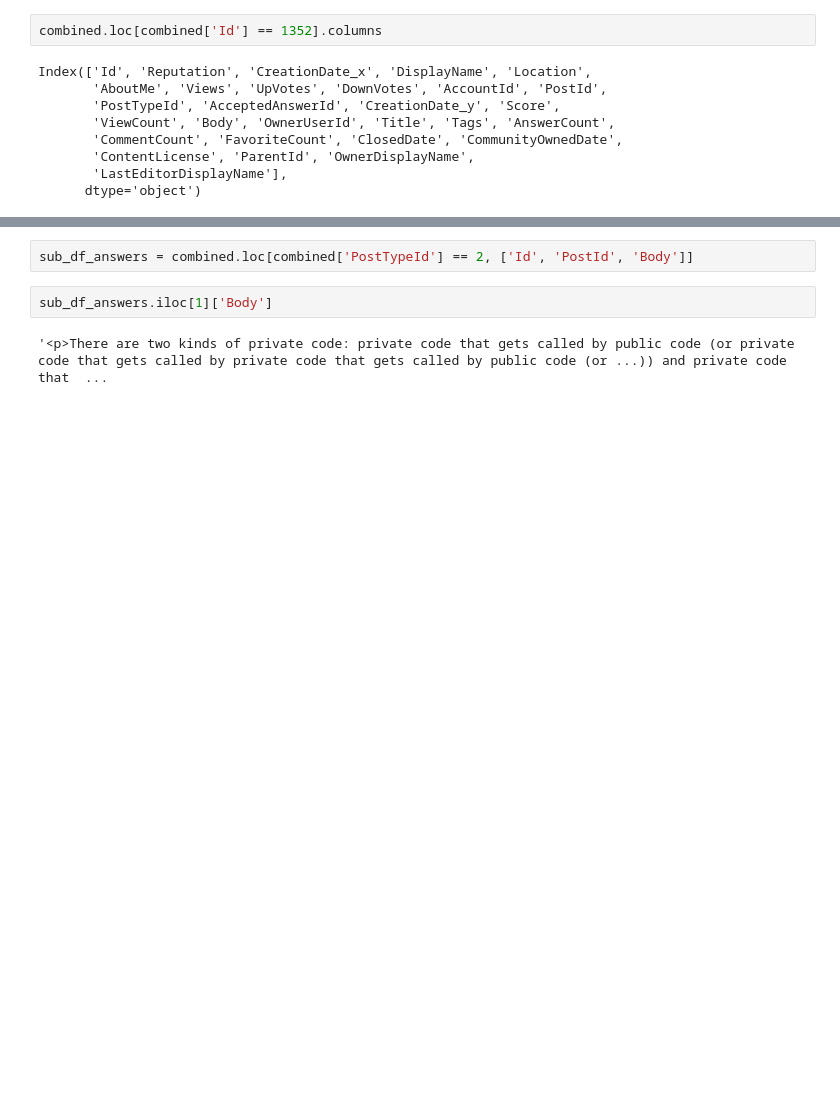
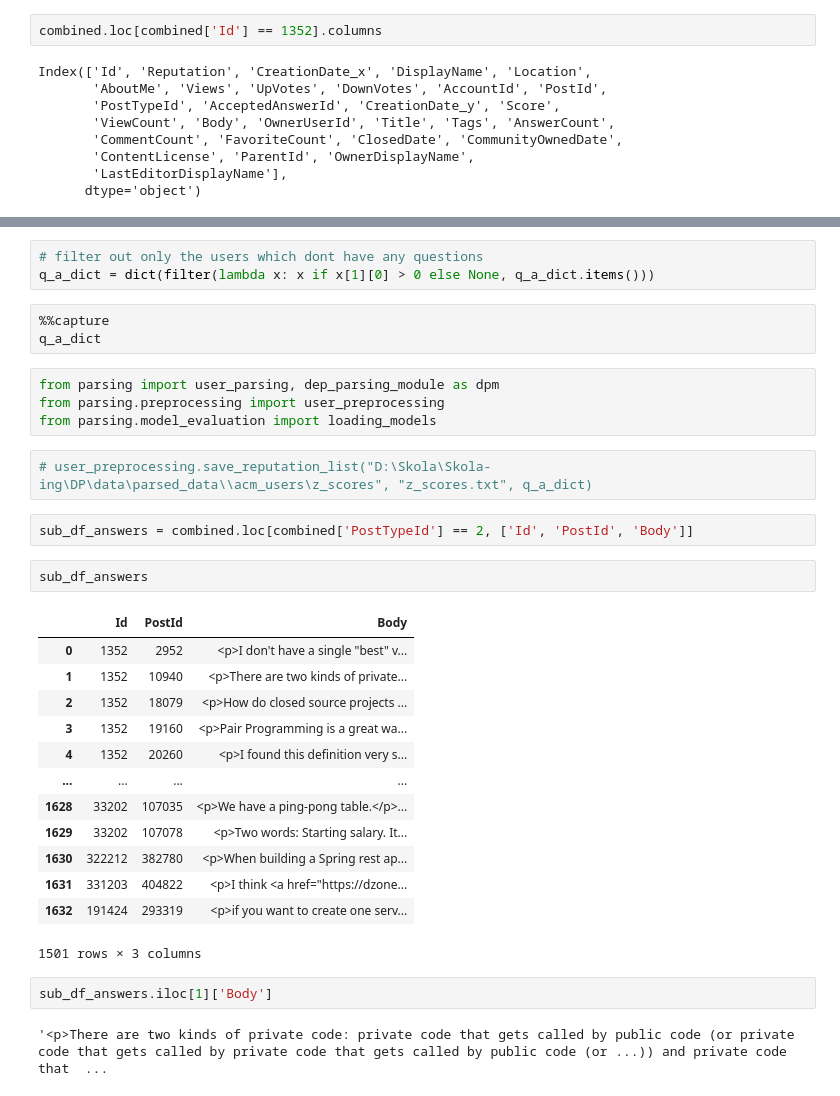
Before and after one commit to Denissovan/DP-user_parsing, a Jupyter notebook: SE_parsing.ipynb, the cells around one changed output, grey strips where cells are left out. Cells and saved outputs as stored; diff of their text form; blank space fills up the shorter version.

```diff
--- a/SE_parsing.ipynb
+++ b/SE_parsing.ipynb
@@ -295,5 +286,33 @@ Index(['Id', 'Reputation', 'CreationDate_x', 'DisplayName', 'Location',
+# %%
+# filter out only the users which dont have any questions
+q_a_dict = dict(filter(lambda x: x if x[1][0] > 0 else None, q_a_dict.items()))
+# %%
+%%capture
+q_a_dict
+# %%
+from parsing import user_parsing, dep_parsing_module as dpm
+from parsing.preprocessing import user_preprocessing
+from parsing.model_evaluation import loading_models
+# %%
+# user_preprocessing.save_reputation_list("D:\Skola\Skola-ing\DP\data\parsed_data\\acm_users\z_scores", "z_scores.txt", q_a_dict)
 # %%
 sub_df_answers = combined.loc[combined['PostTypeId'] == 2, ['Id', 'PostId', 'Body']]
+# %%
+sub_df_answers
+# %% [output]
+|  | Id | PostId | Body |
+| 0 | 1352 | 2952 | <p>I don't have a single "best" v... |
+| 1 | 1352 | 10940 | <p>There are two kinds of private... |
+| 2 | 1352 | 18079 | <p>How do closed source projects ... |
+| 3 | 1352 | 19160 | <p>Pair Programming is a great wa... |
+| 4 | 1352 | 20260 | <p>I found this definition very s... |
+| ... | ... | ... | ... |
+| 1628 | 33202 | 107035 | <p>We have a ping-pong table.</p>... |
+| 1629 | 33202 | 107078 | <p>Two words: Starting salary. It... |
+| 1630 | 322212 | 382780 | <p>When building a Spring rest ap... |
+| 1631 | 331203 | 404822 | <p>I think <a href="https://dzone... |
+| 1632 | 191424 | 293319 | <p>if you want to create one serv... |
+1501 rows × 3 columns
 # %%
 sub_df_answers.iloc[1]['Body']
 # %% [output]
```
Also changed, not shown: parts of 20 cells of this notebook, 2 other files.
